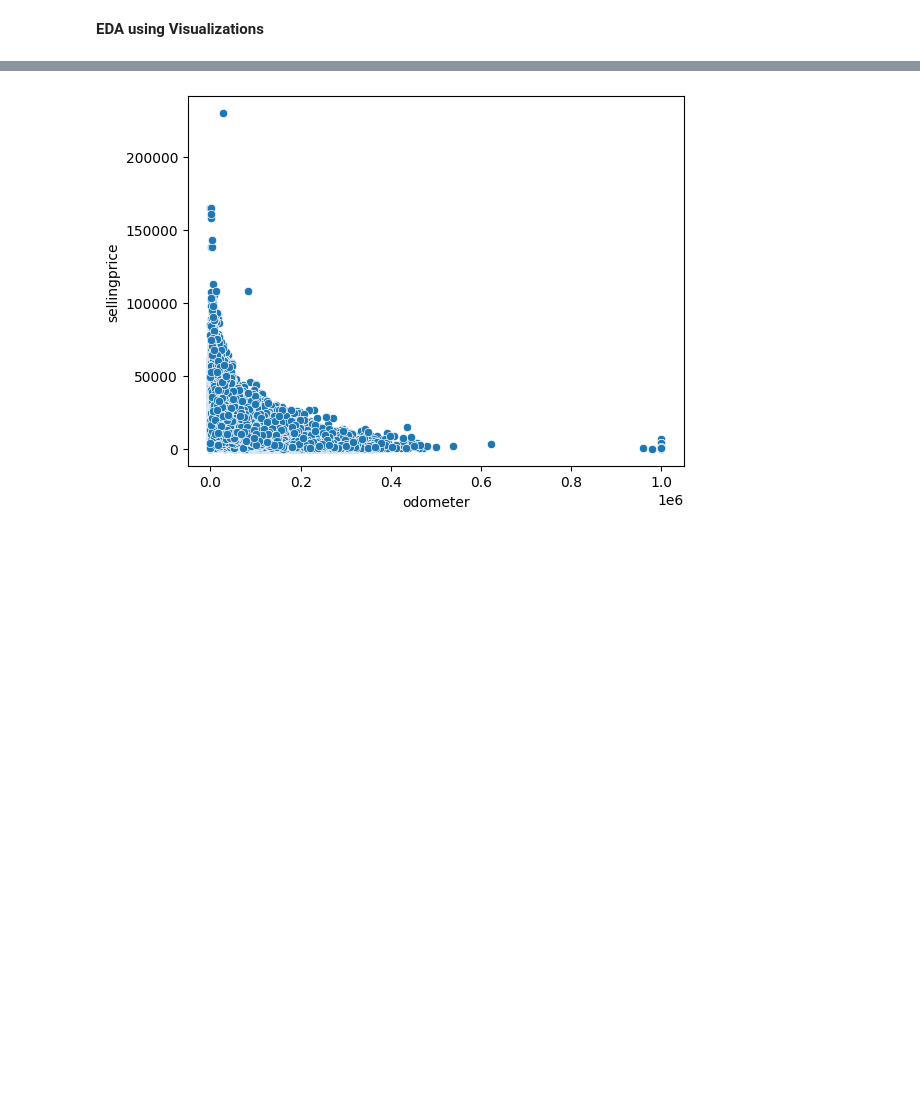
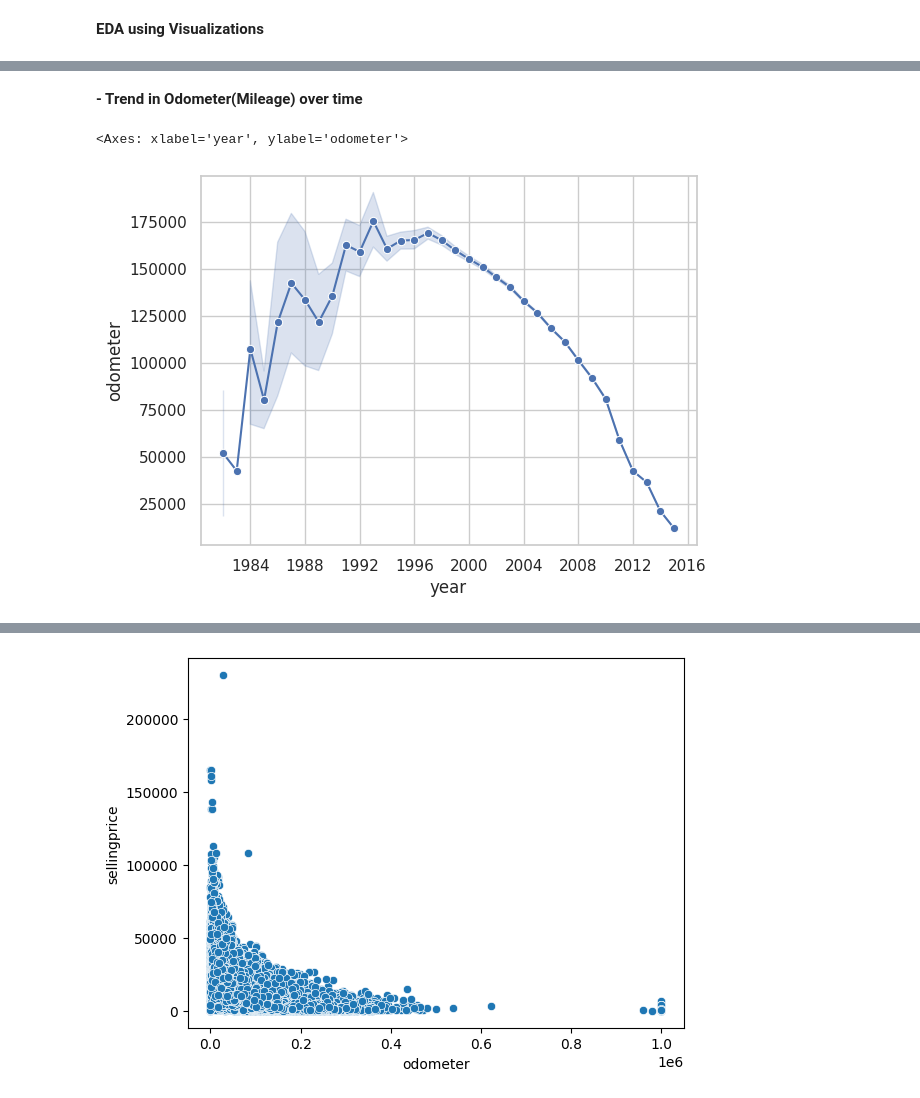
Before and after one commit to Ds2023/Pandas_Numpy_Prac, a Jupyter notebook: code_along_visualizations.ipynb, the cells around one changed output, grey strips where cells are left out. Saved outputs shown, nothing was run; the diff lists cells and outputs as text; code cells hidden in the pictures; blank space fills up the shorter version.

```diff
--- a/code_along_visualizations.ipynb
+++ b/code_along_visualizations.ipynb
@@ -125,0 +162,7 @@ dtype: int64
+# %% [markdown]
+**- Trend in Odometer(Mileage) over time**
+# %%
+sns.lineplot(x='year', y='odometer', data=data, marker='o')
+# %% [output]
+<Axes: xlabel='year', ylabel='odometer'>
+[figure, added]
```
Also changed, not shown: parts of 41 cells of this notebook.
